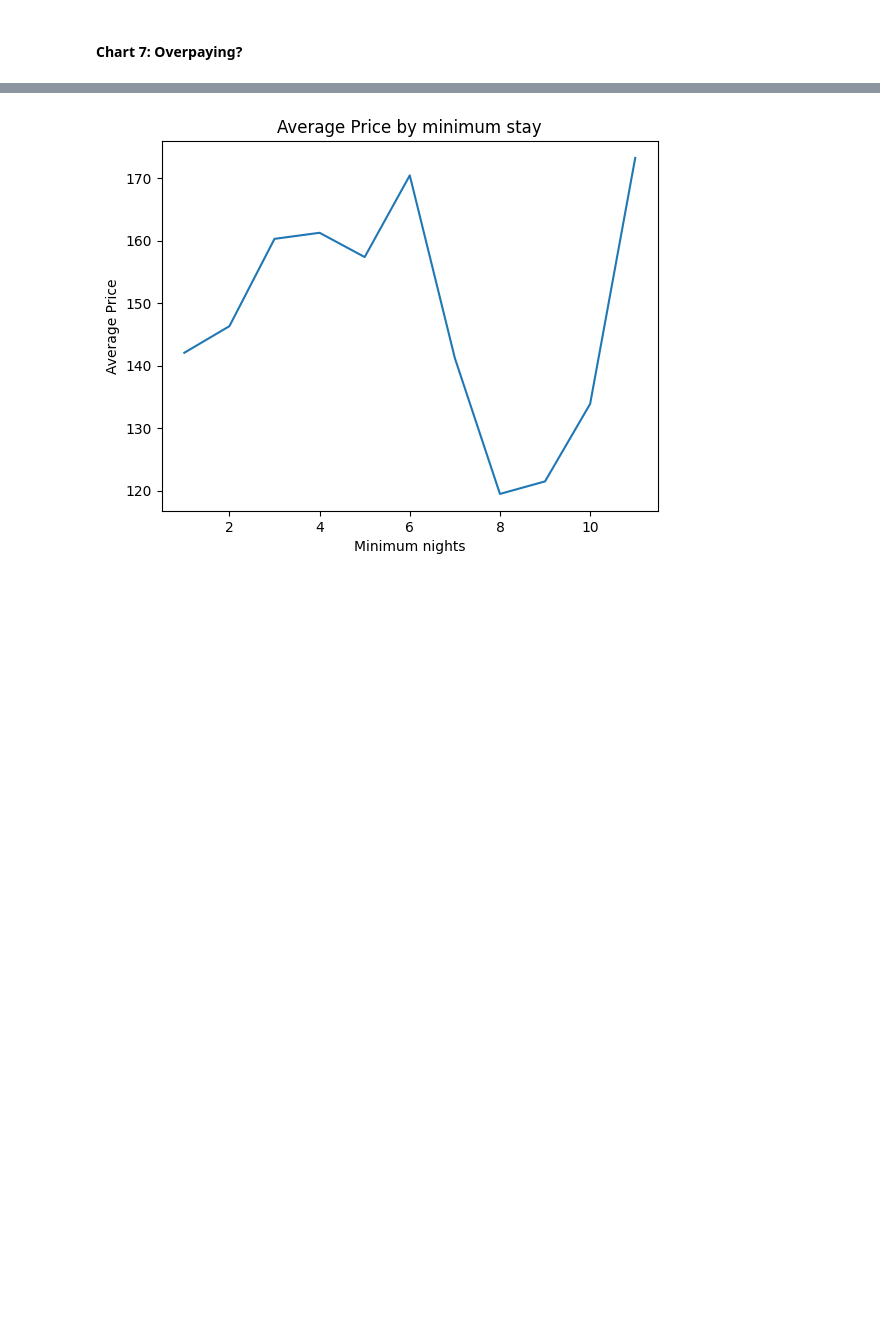
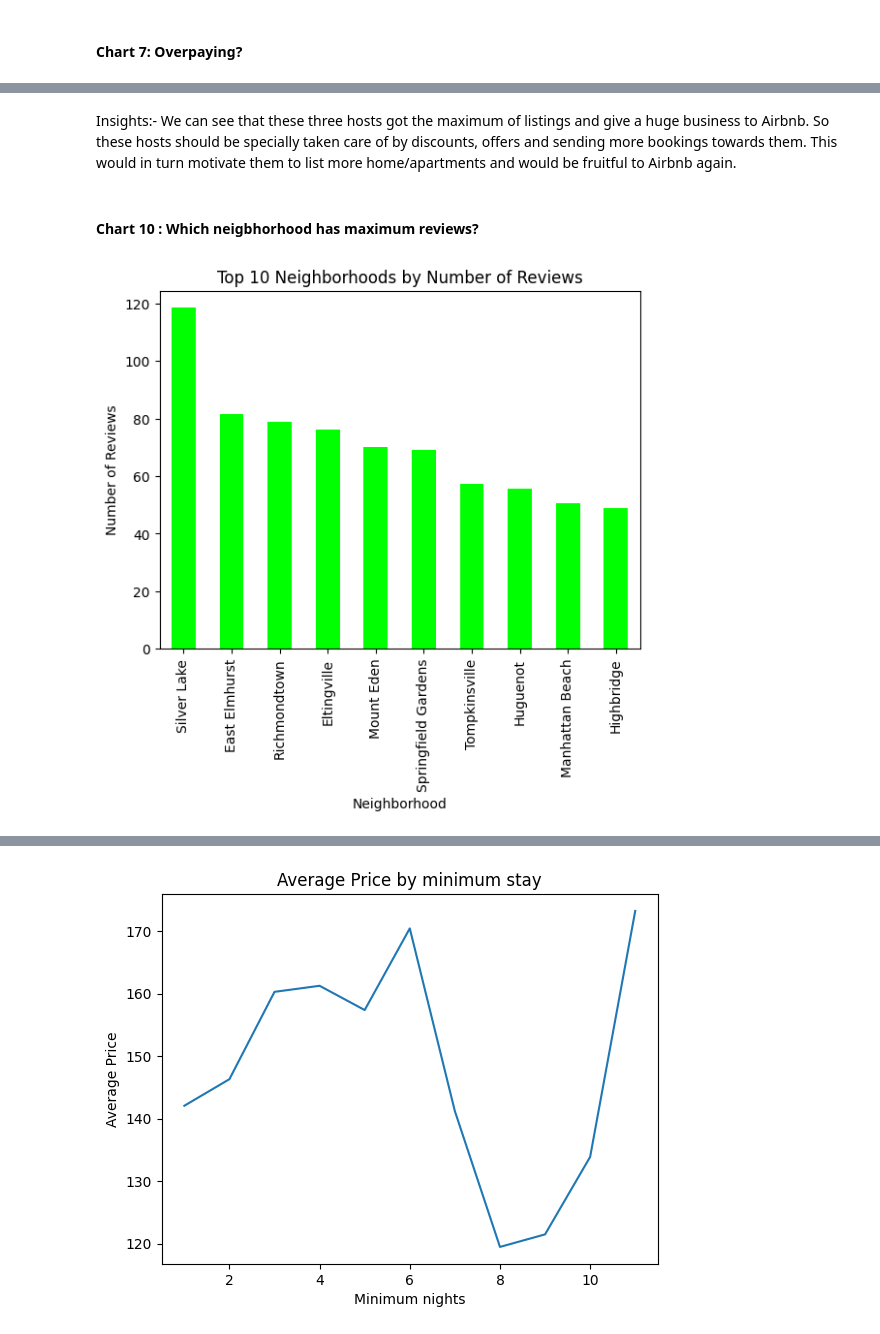
Before and after one commit to palnitin12345/Airbnb-EDA, a Jupyter notebook: EDA-Code.ipynb, the cells around one changed output, grey strips where cells are left out. Saved outputs shown, nothing was run; the diff lists cells and outputs as text; code cells hidden in the pictures; blank space fills up the shorter version.

```diff
--- a/EDA-Code.ipynb
+++ b/EDA-Code.ipynb
@@ -435,0 +486,15 @@ this can affect a business as if a tourists wants to stay for 2 days and the min
+# %% [markdown]
+Insights:- We can see that these three hosts got the maximum of listings and give a huge business to Airbnb. So these hosts should be specially taken care of by discounts, offers and sending more bookings towards them. This would in turn motivate them to list more home/apartments and would be fruitful to  Airbnb again.
+# %% [markdown]
+#### Chart 10 : Which neigbhorhood has maximum reviews?
+# %%
+# Chart - 10 visualization code
+# Analyze data
+reviews_by_neighborhood = dataset.groupby('neighbourhood')['number_of_reviews'].mean() # Calculate total number of reviews by neighborhood
+reviews_by_neighborhood.nlargest(10).plot(kind='bar',color='lime') # Plot bar chart of top 10 neighborhoods by number of reviews
+plt.title('Top 10 Neighborhoods by Number of Reviews')
+plt.xlabel('Neighborhood')
+plt.ylabel('Number of Reviews')
+plt.show()
+# %% [output]
+[figure, added]
```
Also changed, not shown: parts of 27 cells of this notebook.
